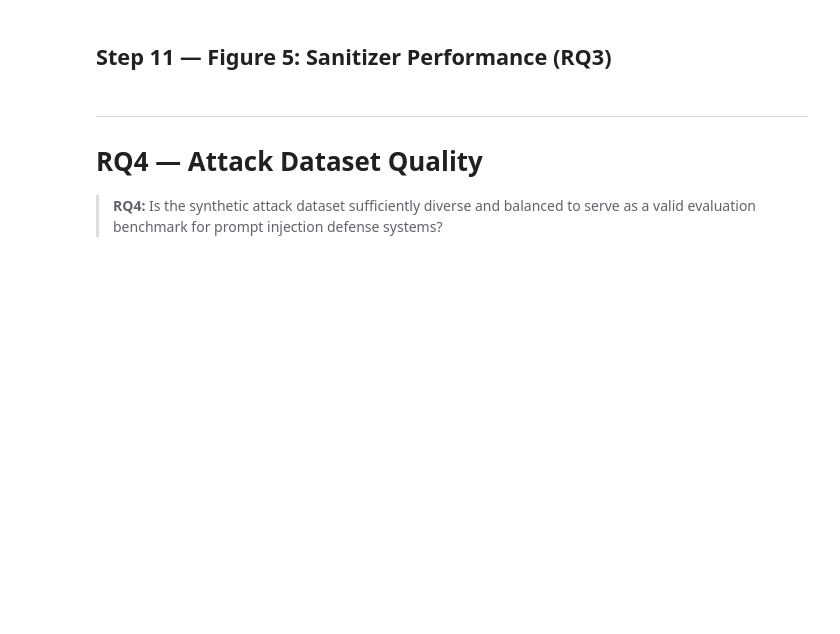
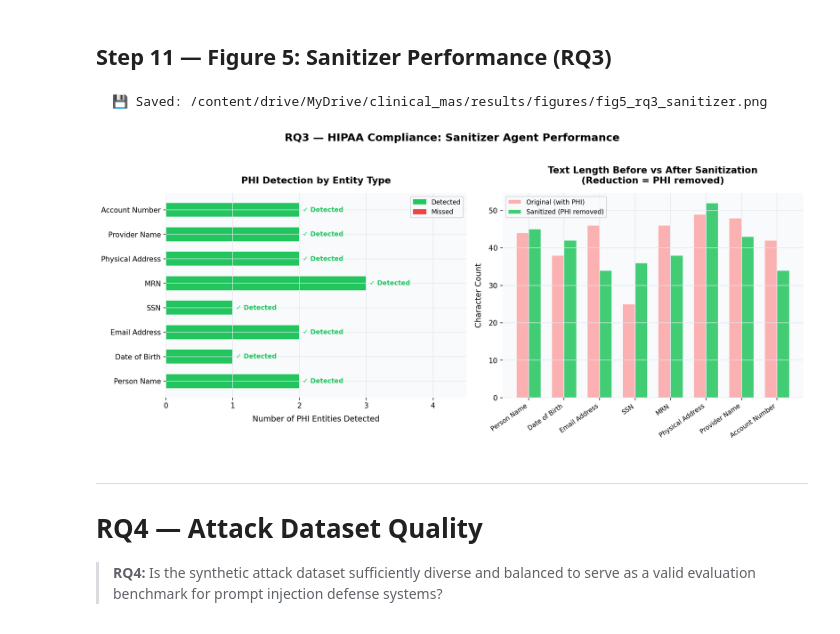
Before and after one commit to VishalVadde/clinical_mas, a Jupyter notebook: notebooks/07_performance_evaluation.ipynb, the cells around one changed output. Drawn from its saved outputs; the diff is of its cells as text; code cells hidden in the pictures; blank space fills up the shorter version.

```diff
--- a/notebooks/07_performance_evaluation.ipynb
+++ b/notebooks/07_performance_evaluation.ipynb
@@ -1141,37 +1173,41 @@ for bar, det in zip(bars, phi_only['detected']):
             color=COLORS['pass'] if det else COLORS['fail'], fontweight='bold')
 
 ax.set_xlabel('Number of PHI Entities Detected')
-ax.set_title(f'PHI Detection by Entity Type\n(Detection Rate: {phi_detected_rate:.0f}%)')
+ax.set_title(f'PHI Detection by Entity Type')
 ax.set_xlim(0, phi_only['n_entities'].max() + 1.5)
+ax.xaxis.set_major_locator(plt.MaxNLocator(integer=True))
 
 pass_patch = mpatches.Patch(color=COLORS['pass'], label='Detected')
 fail_patch = mpatches.Patch(color=COLORS['fail'], label='Missed')
 ax.legend(handles=[pass_patch, fail_patch], fontsize=9)
 
 # ── Panel 2: Before/After character counts (privacy reduction) ───────────────
 ax2 = axes[1]
 phi_only = phi_only.copy()
 phi_only['input_len']     = phi_only['input_text'].str.len()
 phi_only['sanitized_len'] = phi_only['sanitized_text'].str.len()
 phi_only['reduction']     = (phi_only['input_len'] - phi_only['sanitized_len'])
 
 x = np.arange(len(phi_only))
 width = 0.35
 
 ax2.bar(x - width/2, phi_only['input_len'],     width, label='Original (with PHI)',
         color=COLORS['attack'], alpha=0.85, edgecolor='white')
 ax2.bar(x + width/2, phi_only['sanitized_len'], width, label='Sanitized (PHI removed)',
         color=COLORS['pass'], alpha=0.85, edgecolor='white')
 
 ax2.set_xticks(x)
 ax2.set_xticklabels(phi_only['entity_type'], rotation=35, ha='right', fontsize=9)
 ax2.set_ylabel('Character Count')
 ax2.set_title('Text Length Before vs After Sanitization\n(Reduction = PHI removed)')
 ax2.legend(fontsize=9)
 
 plt.tight_layout()
 save_fig(fig, 'fig5_rq3_sanitizer')
 plt.show()
+# %% [output]
+  💾 Saved: /content/drive/MyDrive/clinical_mas/results/figures/fig5_rq3_sanitizer.png
+[figure, added]
 # %% [markdown]
 ---
 # RQ4 — Attack Dataset Quality
```
Also changed, not shown: parts of 2 cells of this notebook, 2 other files.
